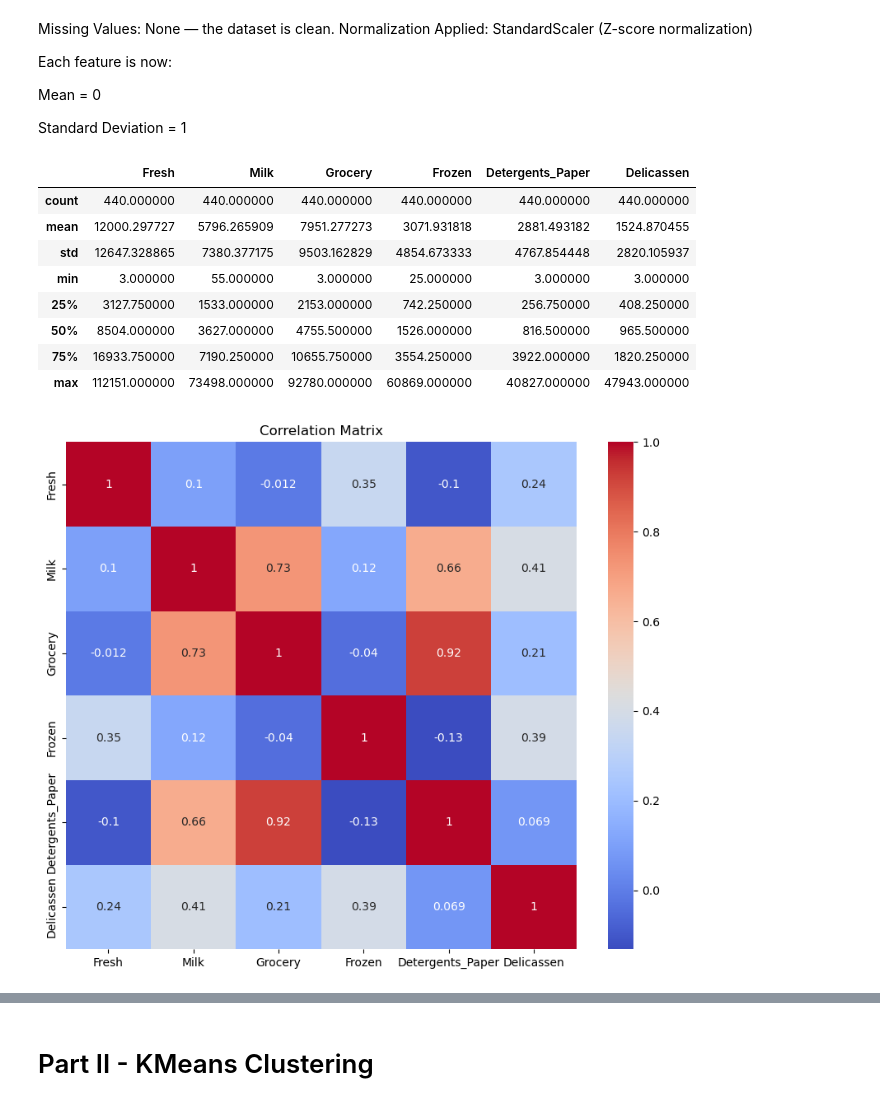
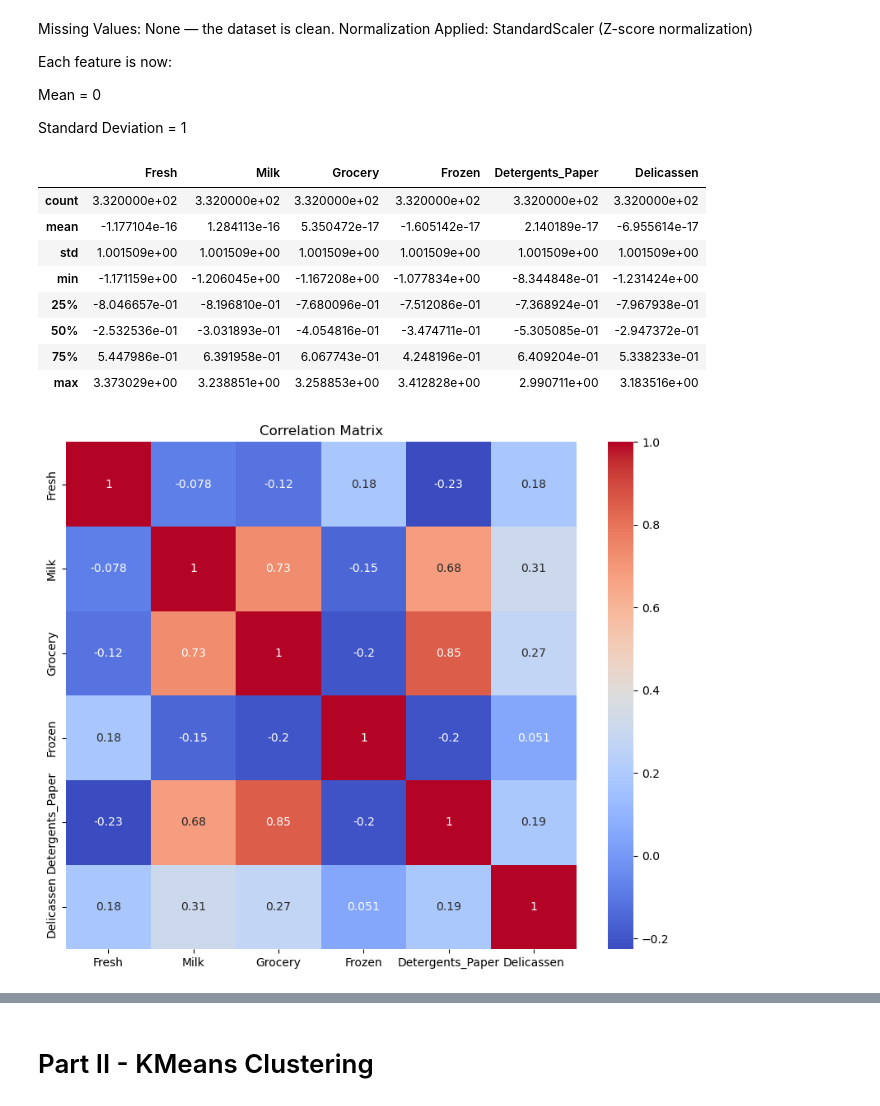
Before and after one commit to AlinaTendler/LHL-Project-4-Unsupervised-Learning, a Jupyter notebook: Unsupervised Learning - Project.ipynb, the cells around one changed output, grey strips where cells are left out. Cells and saved outputs as stored; diff of their text form; code cells hidden in the pictures.

```diff
--- a/Unsupervised Learning - Project.ipynb
+++ b/Unsupervised Learning - Project.ipynb
@@ -56,13 +56,27 @@ Frozen              0
 Detergents_Paper    0
 Delicassen          0
 dtype: int64
+# %%
+# Calculate Q1 and Q3 for each feature
+Q1 = df_features.quantile(0.25)
+Q3 = df_features.quantile(0.75)
+IQR = Q3 - Q1
+
+# Define outlier criteria
+outlier_criteria = ((df_features < (Q1 - 1.5 * IQR)) | (df_features> (Q3 + 1.5 * IQR)))
+
+# Identify rows with any outliers
+outliers = outlier_criteria.any(axis=1)
+
+# Remove outliers
+df_cleaned = df_features[~outliers]
 # %%
 # Normalize the data using StandardScaler
 scaler = StandardScaler()
-df_scaled = scaler.fit_transform(df_features)
+df_scaled = scaler.fit_transform(df_cleaned)
 
 # Convert the scaled data back to a DataFrame
-df_scaled = pd.DataFrame(df_scaled, columns=df_features.columns)
+df_scaled = pd.DataFrame(df_scaled, columns=df_cleaned.columns)
 # %% [markdown]
 Missing Values: None — the dataset is clean.
 Normalization Applied: StandardScaler (Z-score normalization)
@@ -73,24 +87,24 @@ Mean = 0
 
 Standard Deviation = 1
 # %%
-df_features.describe()
+df_scaled.describe()
 # %% [output]
 |  | Fresh | Milk | Grocery | Frozen | Detergents_Paper | Delicassen |
-| count | 440.000000 | 440.000000 | 440.000000 | 440.000000 | 440.000000 | 440.000000 |
-| mean | 12000.297727 | 5796.265909 | 7951.277273 | 3071.931818 | 2881.493182 | 1524.870455 |
-| std | 12647.328865 | 7380.377175 | 9503.162829 | 4854.673333 | 4767.854448 | 2820.105937 |
-| min | 3.000000 | 55.000000 | 3.000000 | 25.000000 | 3.000000 | 3.000000 |
-| 25% | 3127.750000 | 1533.000000 | 2153.000000 | 742.250000 | 256.750000 | 408.250000 |
-| 50% | 8504.000000 | 3627.000000 | 4755.500000 | 1526.000000 | 816.500000 | 965.500000 |
-| 75% | 16933.750000 | 7190.250000 | 10655.750000 | 3554.250000 | 3922.000000 | 1820.250000 |
-| max | 112151.000000 | 73498.000000 | 92780.000000 | 60869.000000 | 40827.000000 | 47943.000000 |
+| count | 3.320000e+02 | 3.320000e+02 | 3.320000e+02 | 3.320000e+02 | 3.320000e+02 | 3.320000e+02 |
+| mean | -1.177104e-16 | 1.284113e-16 | 5.350472e-17 | -1.605142e-17 | 2.140189e-17 | -6.955614e-17 |
+| std | 1.001509e+00 | 1.001509e+00 | 1.001509e+00 | 1.001509e+00 | 1.001509e+00 | 1.001509e+00 |
+| min | -1.171159e+00 | -1.206045e+00 | -1.167208e+00 | -1.077834e+00 | -8.344848e-01 | -1.231424e+00 |
+| 25% | -8.046657e-01 | -8.196810e-01 | -7.680096e-01 | -7.512086e-01 | -7.368924e-01 | -7.967938e-01 |
+| 50% | -2.532536e-01 | -3.031893e-01 | -4.054816e-01 | -3.474711e-01 | -5.305085e-01 | -2.947372e-01 |
+| 75% | 5.447986e-01 | 6.391958e-01 | 6.067743e-01 | 4.248196e-01 | 6.409204e-01 | 5.338233e-01 |
+| max | 3.373029e+00 | 3.238851e+00 | 3.258853e+00 | 3.412828e+00 | 2.990711e+00 | 3.183516e+00 |
 # %%
 # Correlation matrix
-corr_matrix = df_features.corr()
+corr_matrix = df_scaled.corr()
 plt.figure(figsize=(10, 8))
 sns.heatmap(corr_matrix, annot=True, cmap='coolwarm')
 plt.title("Correlation Matrix")
 plt.show()
 # %% [output]
-[figure, old version]
+[figure, new version]
 # %%
```
Also changed, not shown: parts of 1 cell of this notebook.
